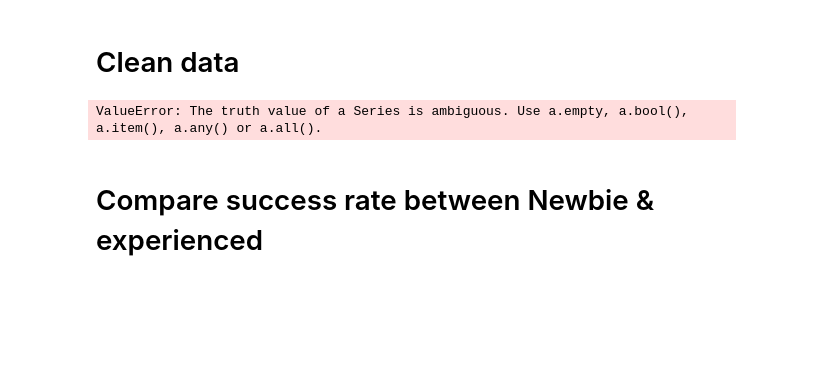
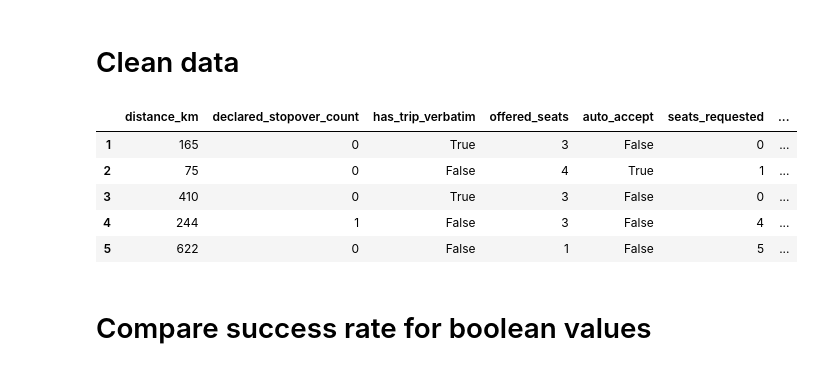
Before and after one commit to Campano/data-analysis, a Jupyter notebook: blablacar.ipynb, the cells around one changed output. Saved outputs shown, nothing was run; the diff lists cells and outputs as text; code cells hidden in the pictures; blank space fills up the shorter version.

```diff
--- a/blablacar.ipynb
+++ b/blablacar.ipynb
@@ -15,33 +15,62 @@ round(100*blablacar_df.driver_id.duplicated().sum()/blablacar_df.shape[0])
 # %%
 # create new dataset
 df = blablacar_df
 
 # remove useless columns (maybe we could verify driver duplicates, it might influence )
 df = df.drop(columns=[
     'trip_id',
     'driver_id',
     'city_from',
     'city_to'
 ])
 
 # format dates, calculate trip anticipation, remove dates
 df['publication_date'] = pd.to_datetime(df['publication_date'], errors='coerce')
 df['travel_date'] = pd.to_datetime(df['travel_date'], errors='coerce')
 df['anticipation_days'] = df.travel_date - df.publication_date
-df = df.drop(columns=['publication_date', 'travel_date'])
+df.dropna(subset=['anticipation_days'], inplace=True)
+
+df['anticipation'] = 'E(none)'
+df.loc[df['anticipation_days'].dt.days>0, 'anticipation'] = 'D(low)'
+df.loc[df['anticipation_days'].dt.days>3, 'anticipation'] = 'C(normal)'
+df.loc[df['anticipation_days'].dt.days>10, 'anticipation'] = 'B(high)'
+df.loc[df['anticipation_days'].dt.days>20, 'anticipation'] = 'A(very high)'
+
+df = df.drop(columns=['publication_date', 'travel_date', 'anticipation_days'])
 
 # calculate price diff, remove other price stuff
 df['diff_price_eur'] = df.price_driver_eur - df.price_reco_eur
 df = df.drop(columns=['price_reco_adoption', 'price_reco_eur', 'price_driver_eur'])
 
 # is_unbooked : driver failed booking because forgot to accept passenger request ?
 #df['is_unbooked'] = df['auto_accept']!=True and df['has_been_cancelled_by_DRVR']!=False and df['seats_booked']>df['seats_requested']
 
+df['reviews'] = 'A(none)'
+df.loc[df['driver_no_of_reviews']>0, 'reviews'] = 'B(few)'
+df.loc[df['driver_no_of_reviews']>5, 'reviews'] = 'C(some)'
+df.loc[df['driver_no_of_reviews']>10, 'reviews'] = 'D(many)'
+df.loc[df['driver_no_of_reviews']>20, 'reviews'] = 'E(many +)'
+df = df.drop(columns=['driver_no_of_reviews'])
+
+
+df['diff_price'] = 'C(same)'
+df.loc[df['diff_price_eur']<0, 'diff_price'] = 'B(lower)'
+df.loc[df['diff_price_eur']<-5, 'diff_price'] = 'A(much lower)'
+df.loc[df['diff_price_eur']>0, 'diff_price'] = 'D(higher)'
+df.loc[df['diff_price_eur']>5, 'diff_price'] = 'E(much higher)'
+df = df.drop(columns=['diff_price_eur'])
+
+
 # type profile pic column
-df['driver_has_profile_picture'] = df['driver_has_profile_picture'].astype('bool')
+#df['driver_has_profile_picture'] = df['driver_has_profile_picture'].astype('bool')
 
 df.head()
 # %% [output]
-ValueError: The truth value of a Series is ambiguous. Use a.empty, a.bool(), a.item(), a.any() or a.all().
+|  | distance_km | declared_stopover_count | has_trip_verbatim | offered_seats | auto_accept | seats_requested | ... |
+| 1 | 165 | 0 | True | 3 | False | 0 | ... |
+| 2 | 75 | 0 | False | 4 | True | 1 | ... |
+| 3 | 410 | 0 | True | 3 | False | 0 | ... |
+| 4 | 244 | 1 | False | 3 | False | 4 | ... |
+| 5 | 622 | 0 | False | 1 | False | 5 | ... |
 # %% [markdown]
-# Compare success rate between Newbie & experienced
+# Compare success rate for boolean values
```
Also changed, not shown: parts of 5 cells of this notebook, 3 other files.
